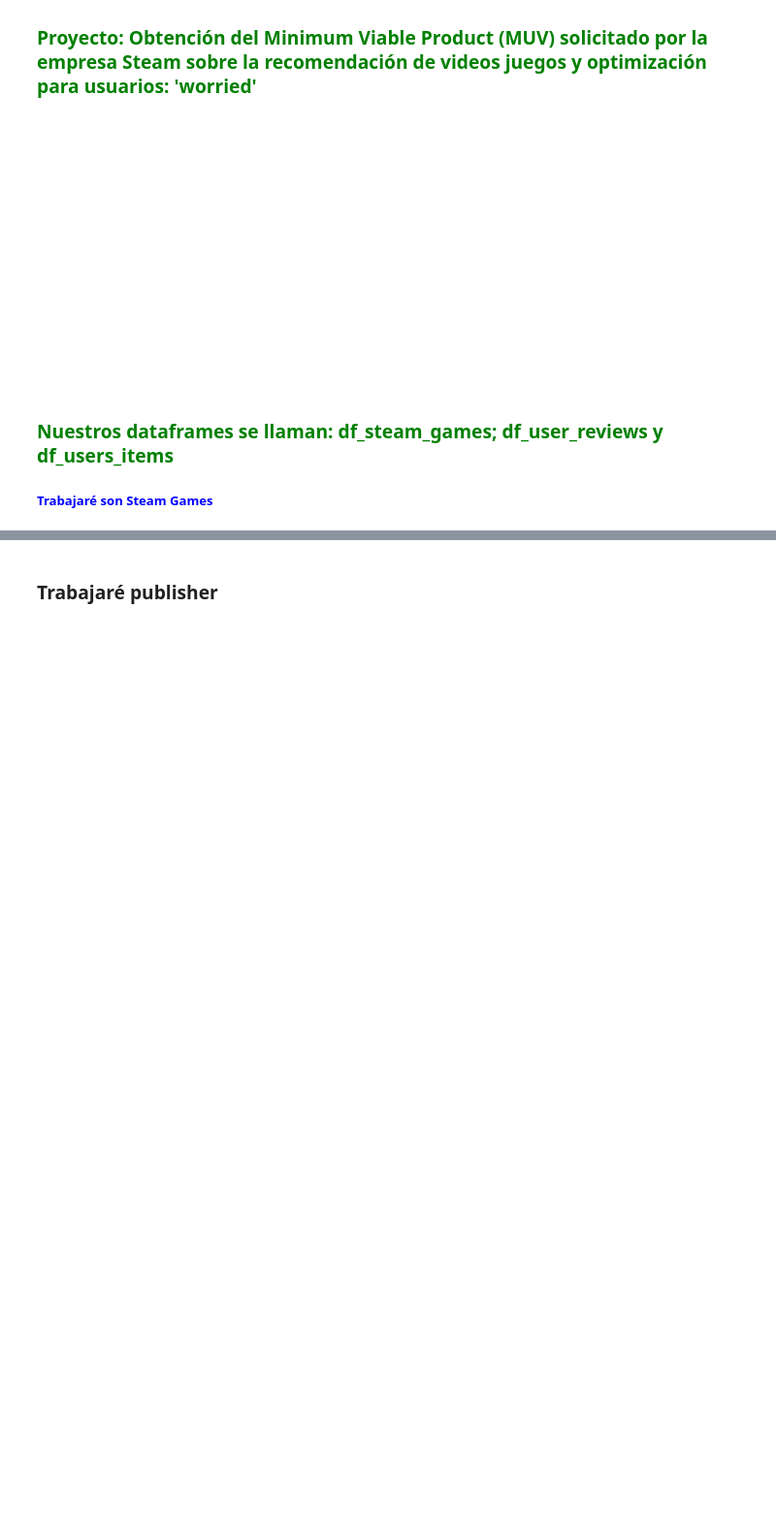
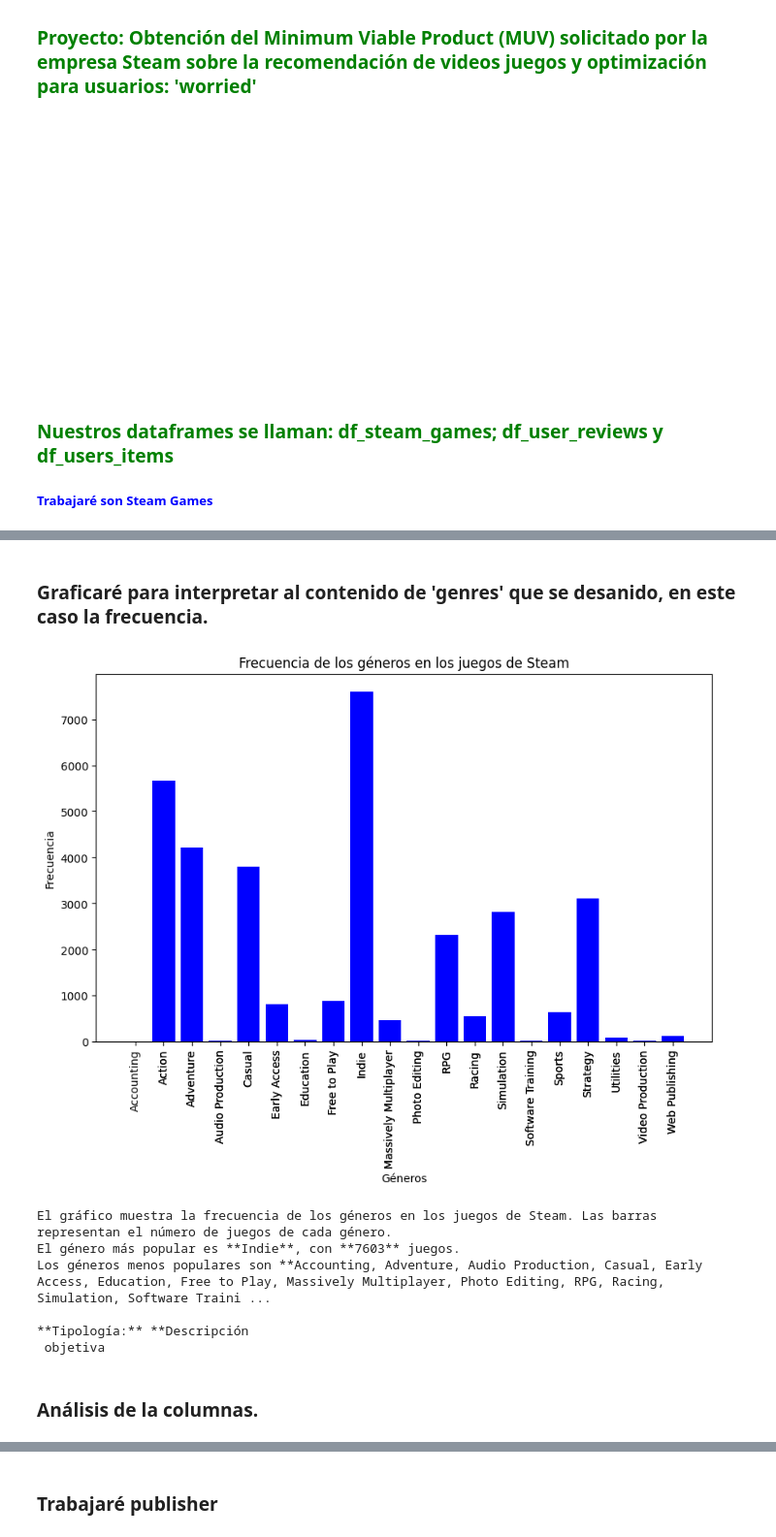
Before and after one commit to JavierEdgarEsteban77/MVP-Steam, a Jupyter notebook: 1PI.ipynb, the cells around one changed output, grey strips where cells are left out. Shown at 97% size. Saved outputs shown, nothing was run; the diff lists cells and outputs as text; code cells hidden in the pictures; blank space fills up the shorter version.

```diff
--- a/1PI.ipynb
+++ b/1PI.ipynb
@@ -86,18 +216,21 @@ print(f"El df_steam_games tiene {df_steam_games.shape[0]} filas y {df_steam_game
 # %%
-# Importo librería necesaria.
+# Importo librerías.
 import pandas as pd
 
-# Guardo el número de filas antes de la eliminación
+# Guardo el número de filas antes de la eliminación.
 num_rows_before = df_steam_games.shape[0]
 
 # Imprimo los tipos de datos por columna y cantidad de nulos.
+print("Tipos de datos por columna y cantidad de nulos:")
 print(df_steam_games.dtypes)
 print(df_steam_games.isnull().sum())
 
-# Elimino las filas vacías donde todos los valores son NaN
-df_steam_games = df_steam_games.dropna(how='all').reset_index(drop=True)
+# Elimino las filas donde cualquier valor es NaN
+print("Eliminando filas con valores nulos...")
+df_steam_games = df_steam_games.dropna(how='any').reset_index(drop=True)
 
 # Reseteo el índice del DataFrame
+print("Reseteando el índice del DataFrame...")
 df_steam_games.reset_index(drop=True, inplace=True)
 
 # Guardo el número de filas después de la eliminación
@@ -110,6 +243,7 @@ reduction_percentage = (1 - num_rows_after / num_rows_before) * 100
 print(f"La reducción de filas es aproximadamente del {reduction_percentage:.2f}%.")
 
 # Verifico los tipos de datos por columna.
+print("Tipos de datos por columna después de la eliminación:")
 print(df_steam_games.dtypes)
 
 # Reviso las columnas
@@ -151,0 +384,68 @@ for column in df_steam_games.columns:
+# %% [markdown]
+### Graficaré para interpretar al contenido de 'genres' que se desanido, en este caso la frecuencia.
+# %%
+# Importo librerías.
+import matplotlib.pyplot as plt
+import textwrap
+
+def generate_graph_and_description(df_steam_games):
+
+    # Cuento la frecuencia de cada género.
+    genre_counts = df_steam_games[new_columns_genres].sum()
+
+    # Creo el gráfico de barras.
+    fig, ax = plt.subplots(figsize=(10, 6))
+    ax.bar(genre_counts.index, genre_counts.values, color='b')
+
+    # Agrego etiquetas a los ejes.
+    ax.set_xlabel('Géneros')
+    ax.set_ylabel('Frecuencia')
+    ax.set_title('Frecuencia de los géneros en los juegos de Steam')
+
+    # Rotar las etiquetas del eje x para una mejor visualización.
+    ax.set_xticks(genre_counts.index)  # Establece las posiciones de las etiquetas del eje x
+    ax.set_xticklabels(genre_counts.index, rotation=90)  # Establece las etiquetas y la rotación
+
+    # Obtenemos el género más popular.
+    max_index = genre_counts.argmax()
+
+    # Obtenemos los géneros menos populares.
+    low_count_genres = genre_counts[genre_counts <= 5000]
+    low_count_genres_names = low_count_genres.index.to_list()
+
+    # Generamos la descripción del gráfico.
+    response = f"El gráfico muestra la frecuencia de los géneros en los juegos de Steam. Las barras representan el número de juegos de cada género.\n"
+    response += f"El género más popular es **{genre_counts.index[max_index]}**, con **{genre_counts.values[max_index]}** juegos.\n"
+    response += f"Los géneros menos populares son **{', '.join(low_count_genres_names)}**, con menos de 5000 juegos cada uno."
+
+    # Añadimos la tipología.
+    response += f"\n\n**Tipología:** {textwrap.fill('Descripción objetiva', 20, initial_indent='**', subsequent_indent=' ')}"
+
+    # Mostramos el gráfico.
+    plt.show()
+
+    return fig, ax, response
+
+def main():
+
+    # Importamos los datos.
+    df_steam_games = pd.read_csv("data/steam_games.csv")
+
+    # Generamos el gráfico y la descripción.
+    fig, ax, response = generate_graph_and_description(df_steam_games)
+
+    # Imprimimos la descripción.
+    print(response)
+
+if __name__ == "__main__":
+    main()
+# %% [output]
+[figure, added]
+El gráfico muestra la frecuencia de los géneros en los juegos de Steam. Las barras representan el número de juegos de cada género.
+El género más popular es **Indie**, con **7603** juegos.
+Los géneros menos populares son **Accounting, Adventure, Audio Production, Casual, Early Access, Education, Free to Play, Massively Multiplayer, Photo Editing, RPG, Racing, Simulation, Software Traini ...
+
+**Tipología:** **Descripción
+ objetiva
+# %% [markdown]
+### Análisis de la columnas.
```
Also changed, not shown: parts of 138 cells of this notebook, 4 other files.
